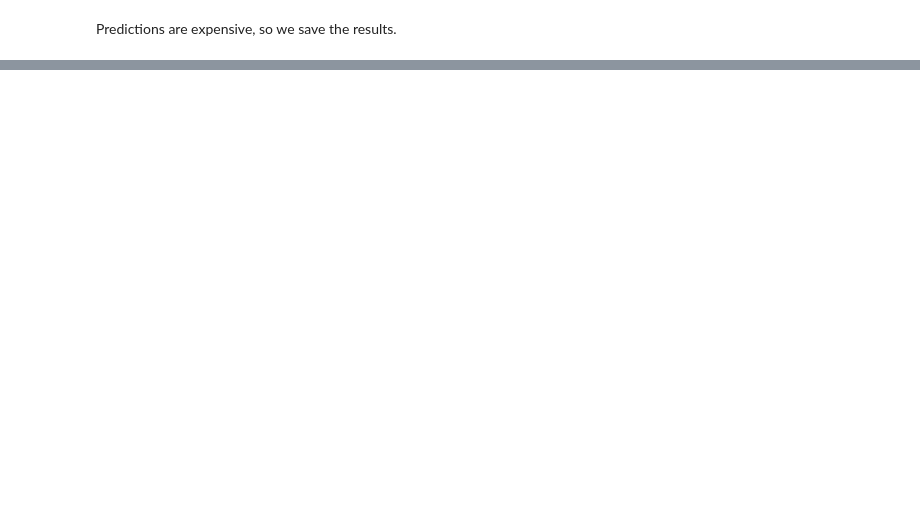
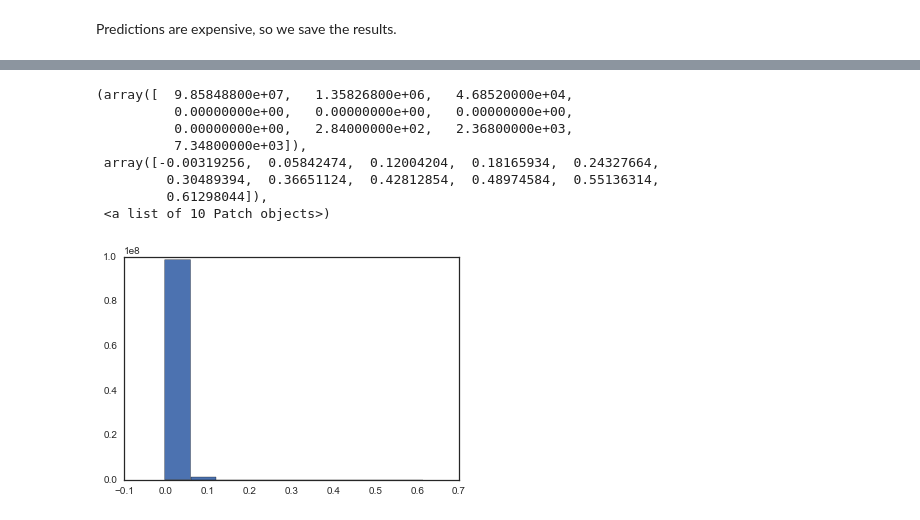
Before and after one commit to kuitang/airbnb_viz, a Jupyter notebook: FirstLook.ipynb, the cells around one changed output, grey strips where cells are left out. Saved outputs shown, nothing was run; the diff lists cells and outputs as text; code cells hidden in the pictures; blank space fills up the shorter version.

```diff
--- a/FirstLook.ipynb
+++ b/FirstLook.ipynb
@@ -643,0 +649,12 @@ array([[ 0.61242688,  0.12809691,  0.12358971, ...,  0.01227926,
+# %%
+plt.hist(np.ravel(v))
+# %% [output]
+(array([  9.85848800e+07,   1.35826800e+06,   4.68520000e+04,
+          0.00000000e+00,   0.00000000e+00,   0.00000000e+00,
+          0.00000000e+00,   2.84000000e+02,   2.36800000e+03,
+          7.34800000e+03]),
+ array([-0.00319256,  0.05842474,  0.12004204,  0.18165934,  0.24327664,
+         0.30489394,  0.36651124,  0.42812854,  0.48974584,  0.55136314,
+         0.61298044]),
+ <a list of 10 Patch objects>)
+[figure, added]
```
Also changed, not shown: parts of 34 cells of this notebook, 3 other files.
